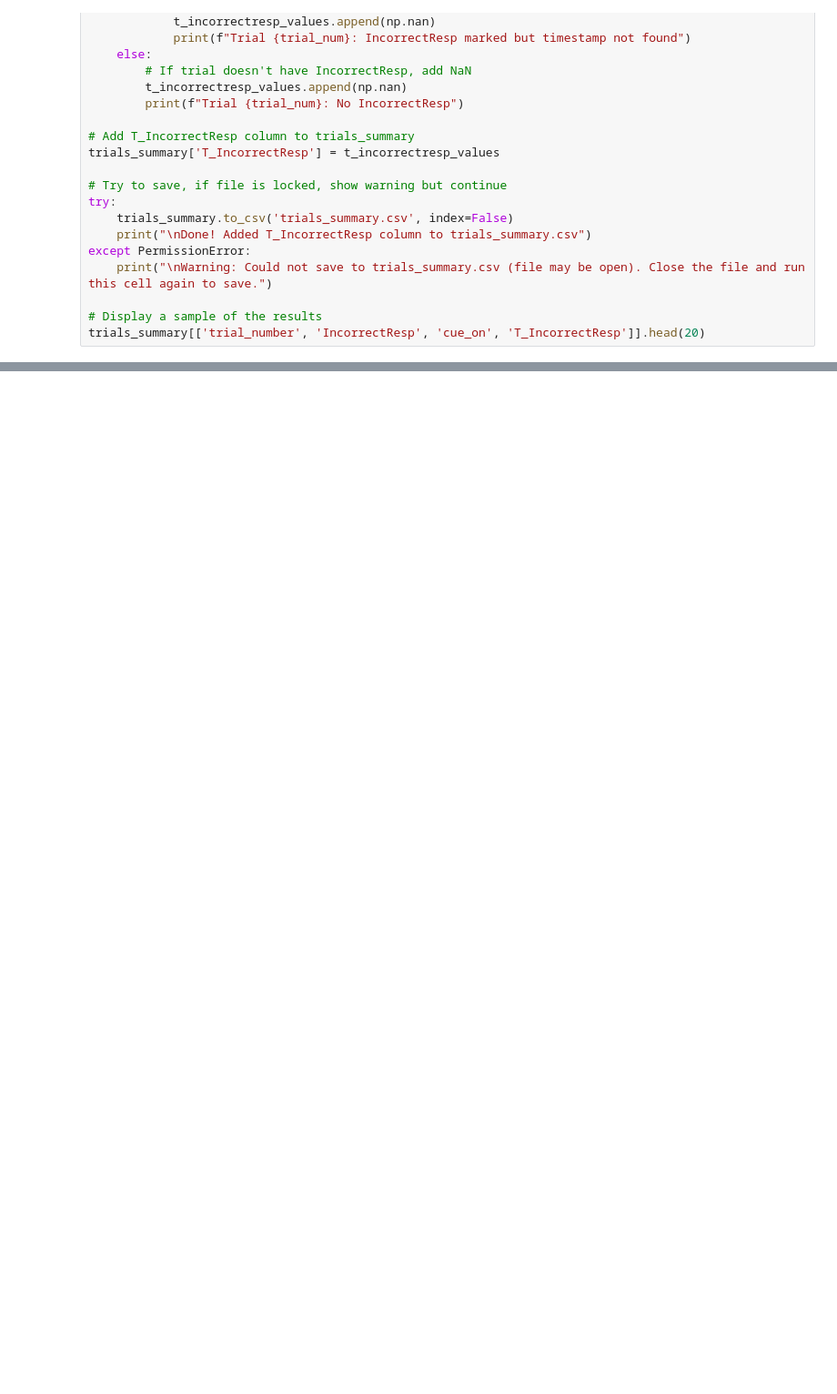
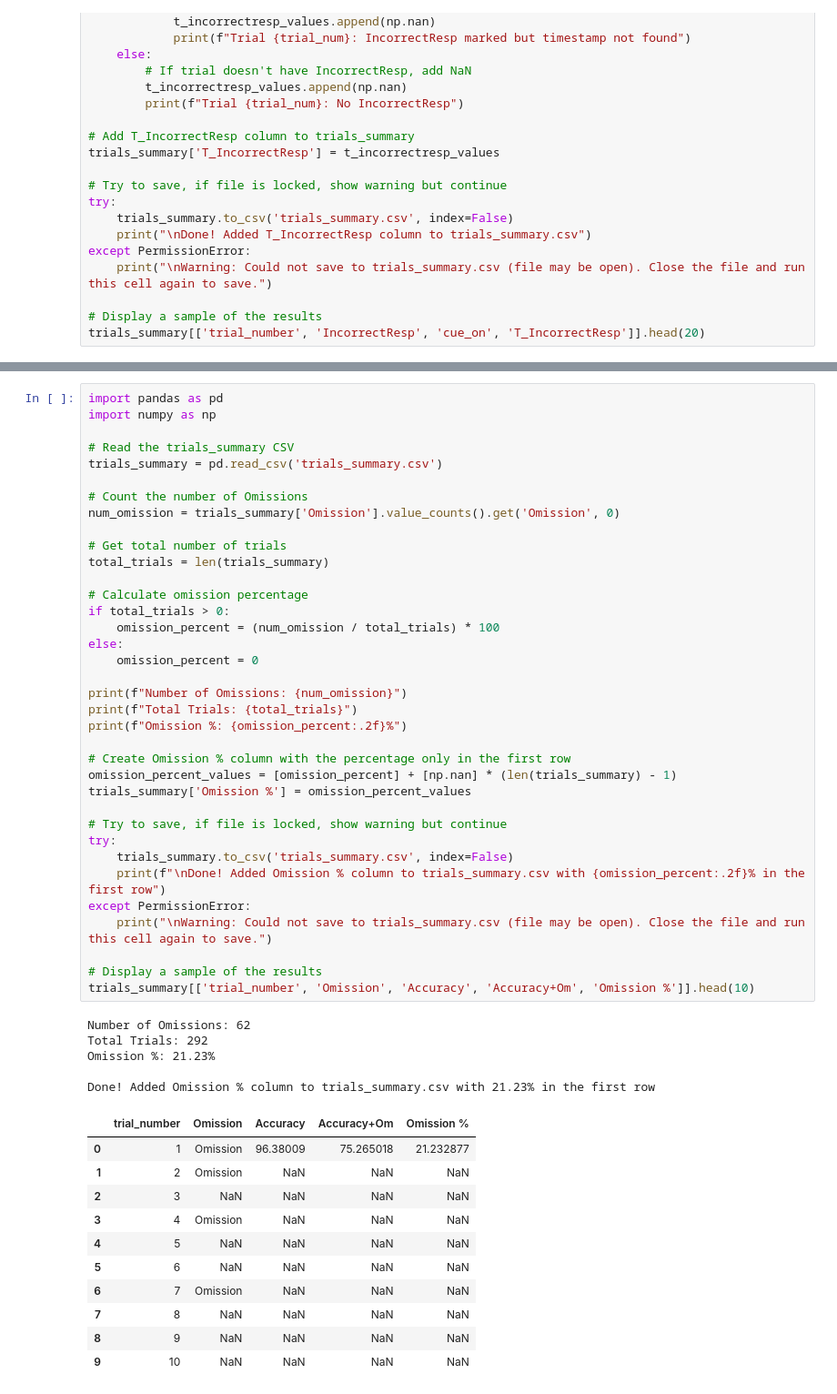
Before and after one commit to CharlesM7901/5-CSRTT, a Jupyter notebook: analyse_5-CSRTT.ipynb, the cells around one changed output, grey strips where cells are left out. Shown at 91% size. Cells and saved outputs as stored; diff of their text form; blank space fills up the shorter version.

```diff
--- a/analyse_5-CSRTT.ipynb
+++ b/analyse_5-CSRTT.ipynb
@@ -801,0 +952,53 @@ trials_summary[['trial_number', 'IncorrectResp', 'cue_on', 'T_IncorrectResp', 'l
+# %%
+import pandas as pd
+import numpy as np
+
+# Read the trials_summary CSV
+trials_summary = pd.read_csv('trials_summary.csv')
+
+# Count the number of Omissions
+num_omission = trials_summary['Omission'].value_counts().get('Omission', 0)
+
+# Get total number of trials
+total_trials = len(trials_summary)
+
+# Calculate omission percentage
+if total_trials > 0:
+    omission_percent = (num_omission / total_trials) * 100
+else:
+    omission_percent = 0
+
+print(f"Number of Omissions: {num_omission}")
+print(f"Total Trials: {total_trials}")
+print(f"Omission %: {omission_percent:.2f}%")
+
+# Create Omission % column with the percentage only in the first row
+omission_percent_values = [omission_percent] + [np.nan] * (len(trials_summary) - 1)
+trials_summary['Omission %'] = omission_percent_values
+
+# Try to save, if file is locked, show warning but continue
+try:
+    trials_summary.to_csv('trials_summary.csv', index=False)
+    print(f"\nDone! Added Omission % column to trials_summary.csv with {omission_percent:.2f}% in the first row")
+except PermissionError:
+    print("\nWarning: Could not save to trials_summary.csv (file may be open). Close the file and run this cell again to save.")
+
+# Display a sample of the results
+trials_summary[['trial_number', 'Omission', 'Accuracy', 'Accuracy+Om', 'Omission %']].head(10)
+# %% [output]
+Number of Omissions: 62
+Total Trials: 292
+Omission %: 21.23%
+
+Done! Added Omission % column to trials_summary.csv with 21.23% in the first row
+|  | trial_number | Omission | Accuracy | Accuracy+Om | Omission % |
+| 0 | 1 | Omission | 96.38009 | 75.265018 | 21.232877 |
+| 1 | 2 | Omission | NaN | NaN | NaN |
+| 2 | 3 | NaN | NaN | NaN | NaN |
+| 3 | 4 | Omission | NaN | NaN | NaN |
+| 4 | 5 | NaN | NaN | NaN | NaN |
+| 5 | 6 | NaN | NaN | NaN | NaN |
+| 6 | 7 | Omission | NaN | NaN | NaN |
+| 7 | 8 | NaN | NaN | NaN | NaN |
+| 8 | 9 | NaN | NaN | NaN | NaN |
+| 9 | 10 | NaN | NaN | NaN | NaN |
```
Also changed, not shown: parts of 5 cells of this notebook, 1 other file.
